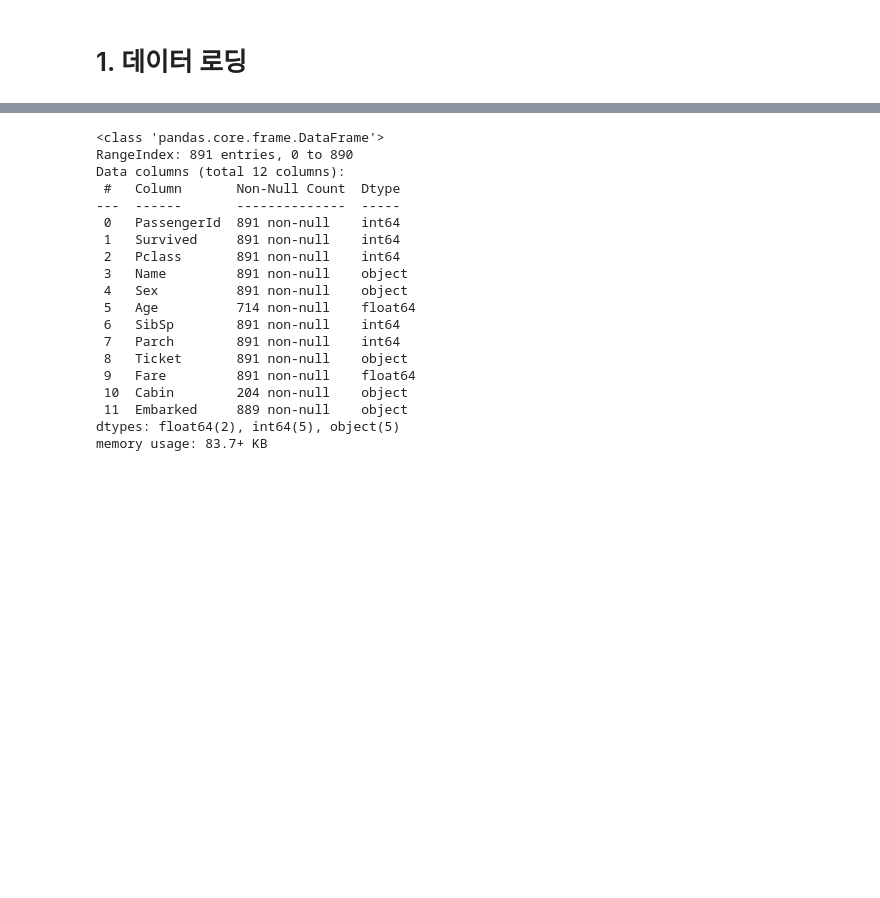
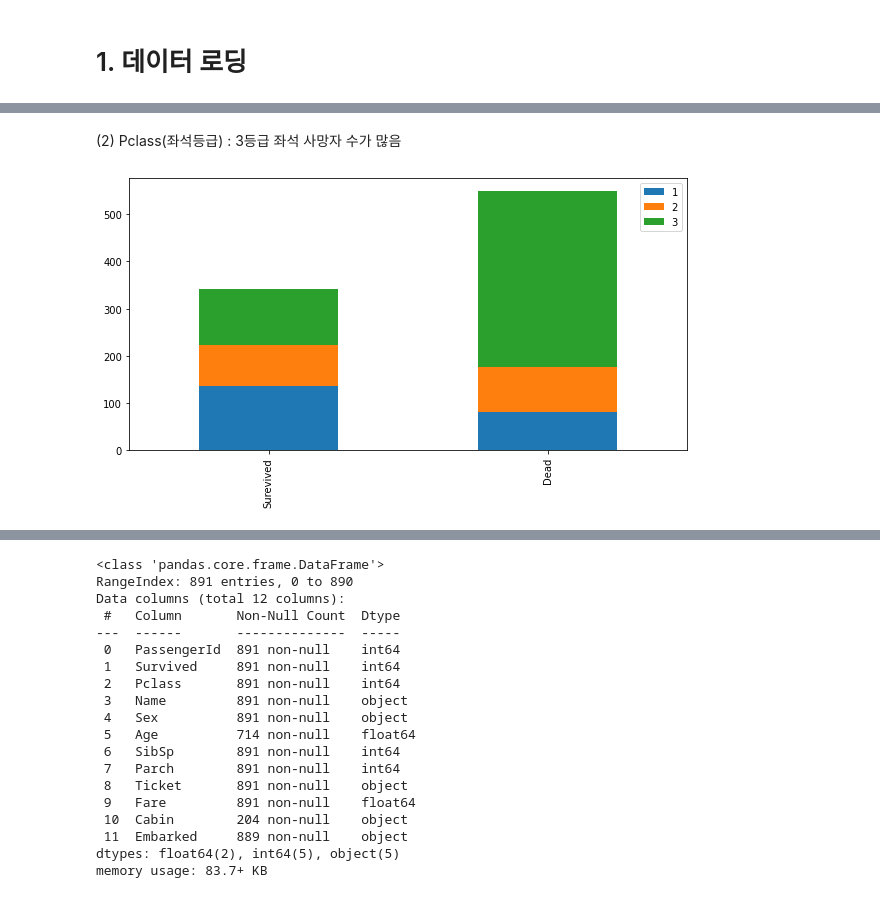
Before and after one commit to ovozzx/-Machine_Learning, a Jupyter notebook: [Dacon]Titanic_Survivor_Prediction.ipynb, the cells around one changed output, grey strips where cells are left out. Cells and saved outputs as stored; diff of their text form; code cells hidden in the pictures; blank space fills up the shorter version.

```diff
--- a/[Dacon]Titanic_Survivor_Prediction.ipynb
+++ b/[Dacon]Titanic_Survivor_Prediction.ipynb
@@ -81,0 +156,6 @@ train.tail()
+# %% [markdown]
+(2) Pclass(좌석등급) : 3등급 좌석 사망자 수가 많음
+# %%
+bar_chart('Pclass')
+# %% [output]
+[figure, added]
```
Also changed, not shown: parts of 55 cells of this notebook.
